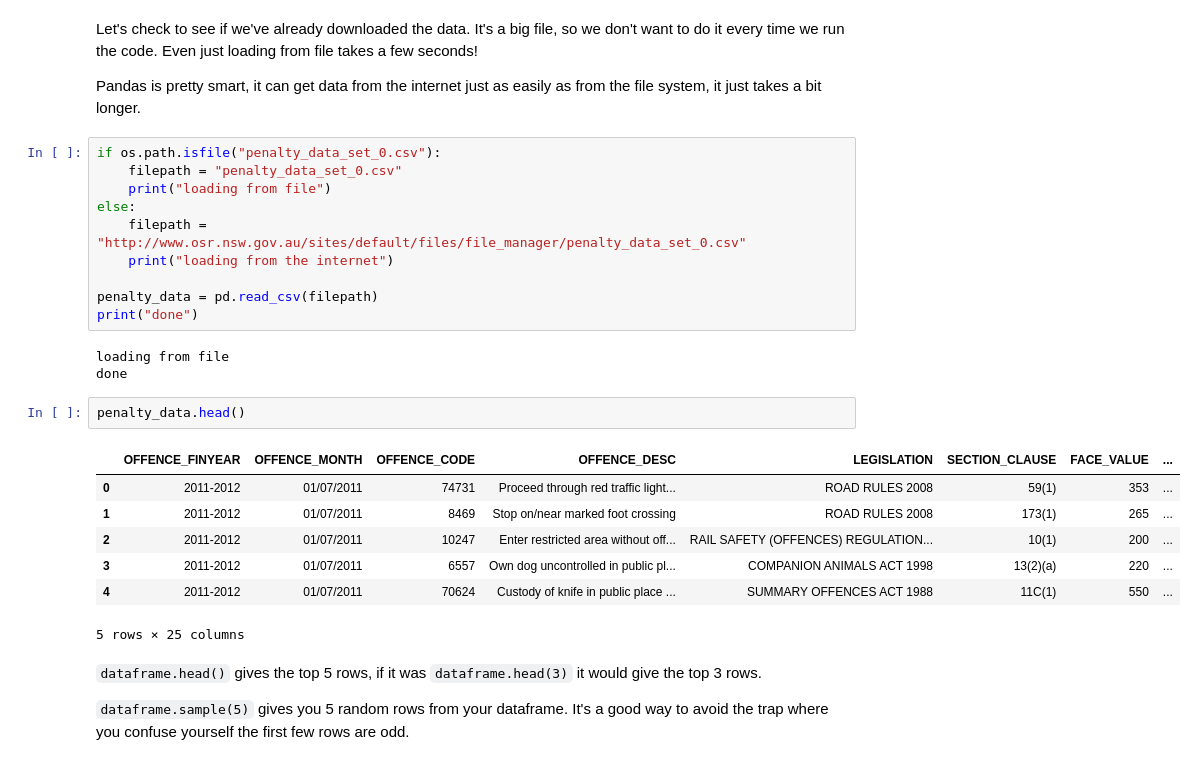
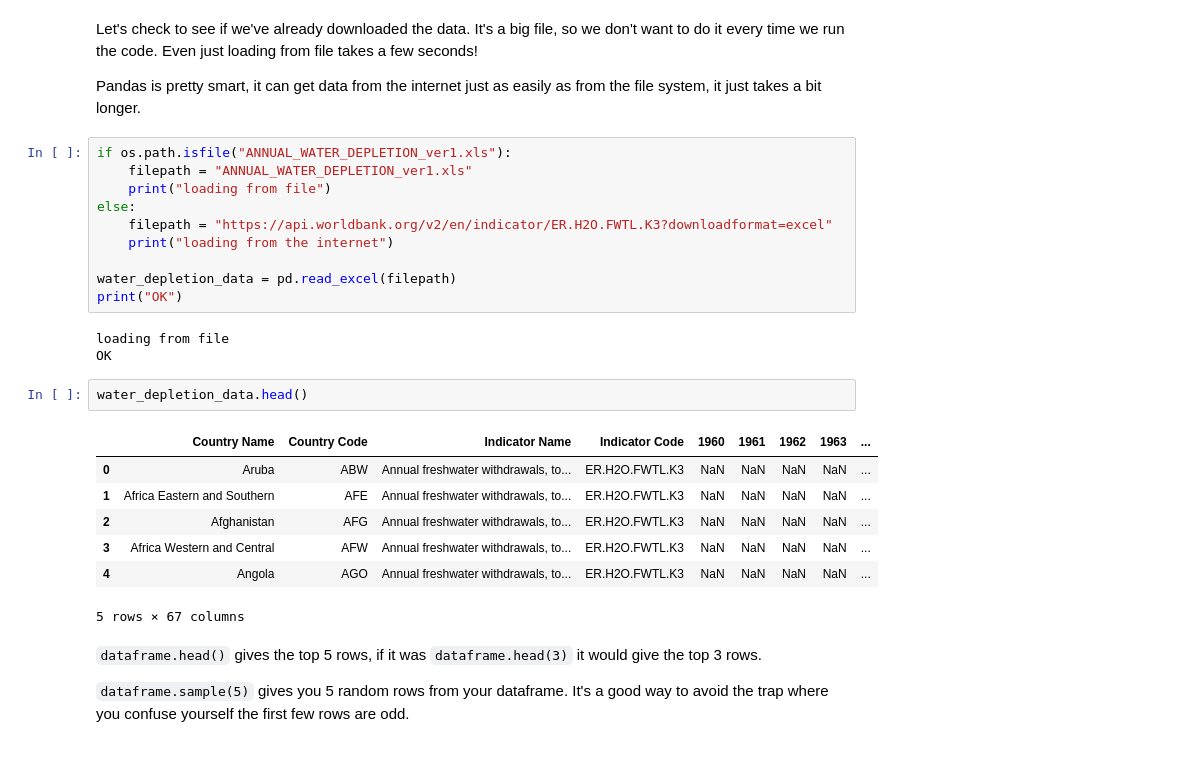
Before and after one commit to augmentedvision/Annual_Water_Depletion, a Jupyter notebook: data_introduction/basic_pandas.ipynb, the cells around one changed output. Cells and saved outputs as stored; diff of their text form.

```diff
--- a/data_introduction/basic_pandas.ipynb
+++ b/data_introduction/basic_pandas.ipynb
@@ -28,28 +28,28 @@ Let's check to see if we've already downloaded the data. It's a big file, so we
 
 Pandas is pretty smart, it can get data from the internet just as easily as from the file system, it just takes a bit longer.
 # %%
-if os.path.isfile("penalty_data_set_0.csv"):
-    filepath = "penalty_data_set_0.csv"
+if os.path.isfile("ANNUAL_WATER_DEPLETION_ver1.xls"):
+    filepath = "ANNUAL_WATER_DEPLETION_ver1.xls"
     print("loading from file")
 else:
-    filepath = "http://www.osr.nsw.gov.au/sites/default/files/file_manager/penalty_data_set_0.csv"
+    filepath = "https://api.worldbank.org/v2/en/indicator/ER.H2O.FWTL.K3?downloadformat=excel"
     print("loading from the internet")
 
-penalty_data = pd.read_csv(filepath)
-print("done")
+water_depletion_data = pd.read_excel(filepath)
+print("OK")
 # %% [output]
 loading from file
-done
+OK
 # %%
-penalty_data.head()
+water_depletion_data.head()
 # %% [output]
-|  | OFFENCE_FINYEAR | OFFENCE_MONTH | OFFENCE_CODE | OFFENCE_DESC | LEGISLATION | SECTION_CLAUSE | FACE_VALUE | ... |
-| 0 | 2011-2012 | 01/07/2011 | 74731 | Proceed through red traffic light... | ROAD RULES 2008 | 59(1) | 353 | ... |
-| 1 | 2011-2012 | 01/07/2011 | 8469 | Stop on/near marked foot crossing | ROAD RULES 2008 | 173(1) | 265 | ... |
-| 2 | 2011-2012 | 01/07/2011 | 10247 | Enter restricted area without off... | RAIL SAFETY (OFFENCES) REGULATION... | 10(1) | 200 | ... |
-| 3 | 2011-2012 | 01/07/2011 | 6557 | Own dog uncontrolled in public pl... | COMPANION ANIMALS ACT 1998 | 13(2)(a) | 220 | ... |
-| 4 | 2011-2012 | 01/07/2011 | 70624 | Custody of knife in public place ... | SUMMARY OFFENCES ACT 1988 | 11C(1) | 550 | ... |
+|  | Country Name | Country Code | Indicator Name | Indicator Code | 1960 | 1961 | 1962 | 1963 | ... |
+| 0 | Aruba | ABW | Annual freshwater withdrawals, to... | ER.H2O.FWTL.K3 | NaN | NaN | NaN | NaN | ... |
+| 1 | Africa Eastern and Southern | AFE | Annual freshwater withdrawals, to... | ER.H2O.FWTL.K3 | NaN | NaN | NaN | NaN | ... |
+| 2 | Afghanistan | AFG | Annual freshwater withdrawals, to... | ER.H2O.FWTL.K3 | NaN | NaN | NaN | NaN | ... |
+| 3 | Africa Western and Central | AFW | Annual freshwater withdrawals, to... | ER.H2O.FWTL.K3 | NaN | NaN | NaN | NaN | ... |
+| 4 | Angola | AGO | Annual freshwater withdrawals, to... | ER.H2O.FWTL.K3 | NaN | NaN | NaN | NaN | ... |
-5 rows × 25 columns
+5 rows × 67 columns
 # %% [markdown]
 `dataframe.head()` gives the top 5 rows, if it was `dataframe.head(3)` it would give the top 3 rows.
 
```
Also changed, not shown: parts of 10 cells of this notebook, 21 other files.
